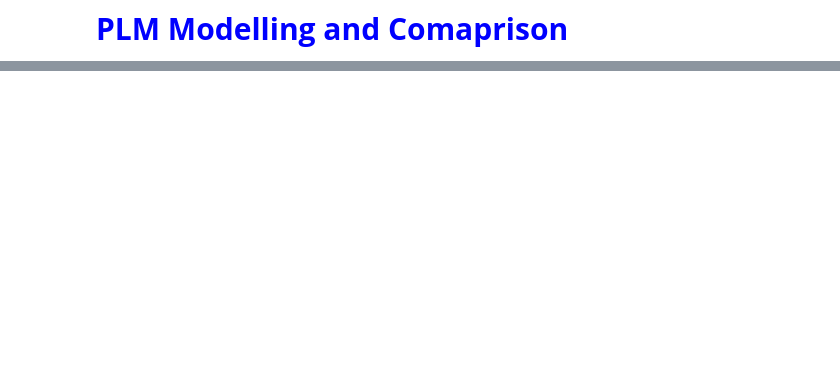
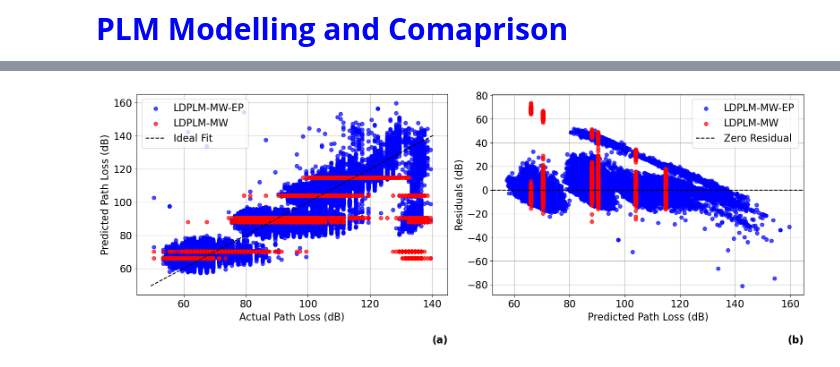
Before and after one commit to nahshonmokua/LoRaWAN-Indoor-Path-Loss-Modelling-with-MultiWall-Environment-Factors, a Jupyter notebook: LDPLM - BOTH.ipynb, the cells around one changed output, grey strips where cells are left out. Cells and saved outputs as stored; diff of their text form; code cells hidden in the pictures; blank space fills up the shorter version.

Commit message:
Updates of Modelling & Plots NB

```diff
--- a/LDPLM - BOTH.ipynb
+++ b/LDPLM - BOTH.ipynb
@@ -351,0 +352,85 @@ LDPLM - MW - EP: Mean:-0.0817 dB, Skewness: 1.7262 dB
+# %%
+# -------------------------------
+# Section 4: Plotting
+# -------------------------------
+
+# Step 15 & 16: Plot Actual vs Predicted Path Loss and Residual Analysis as Subplots
+fig, (ax1, ax2) = plt.subplots(1, 2, figsize=(16, 6))
+
+# Step 15: Plot Actual vs Predicted Path Loss on ax1
+# Plot LDPLM-MW-EP first in blue
+ax1.scatter(PL_test_ep, PL_pred_ep, alpha=0.7, label='LDPLM-MW-EP', color='blue', zorder=2)
+# Plot LDPLM-MW last in red to appear in foreground
+ax1.scatter(PL_test_mw, PL_pred_mw, alpha=0.7, label='LDPLM-MW', color='red', zorder=3)
+# Ideal Fit Line in black, highest zorder to appear on top
+ax1.plot(
+    [min(PL_mw.min(), PL_ep.min()), max(PL_mw.max(), PL_ep.max())],
+    [min(PL_mw.min(), PL_ep.min()), max(PL_mw.max(), PL_ep.max())],
+    'k--', label='Ideal Fit', zorder=4
+)
+ax1.set_xlabel('Actual Path Loss (dB)', fontsize=16)
+ax1.set_ylabel('Predicted Path Loss (dB)', fontsize=16)
+# ax1.set_title('Actual vs Predicted Path Loss Comparison')
+ax1.legend(fontsize=16)
+ax1.grid(True)
+ax1.tick_params(axis='both', which='major', labelsize=16)
+# Add itemize label to the subplot
+ax1.text(1, -0.2, '(a)', transform=ax1.transAxes, fontsize=16, fontweight='bold', va='top', ha='right')
+
+# Step 16: Residual Analysis - Residuals vs Predicted Path Loss on ax2
+residuals_mw = PL_test_mw - PL_pred_mw
+residuals_ep = PL_test_ep - PL_pred_ep
+
+# Plot LDPLM-MW-EP residuals first in blue
+ax2.scatter(PL_pred_ep, residuals_ep, alpha=0.7, label='LDPLM-MW-EP', color='blue', zorder=2)
+# Plot LDPLM-MW residuals last in red to appear in foreground
+ax2.scatter(PL_pred_mw, residuals_mw, alpha=0.7, label='LDPLM-MW', color='red', zorder=3)
+# Horizontal line at zero in black, highest zorder to appear on top
+ax2.axhline(0, color='k', linestyle='--', label='Zero Residual', zorder=4)
+ax2.set_xlabel('Predicted Path Loss (dB)', fontsize=16)
+ax2.set_ylabel('Residuals (dB)', fontsize=16)
+# ax2.set_title('Residuals vs Predicted Path Loss Comparison')
+ax2.legend(fontsize=16)
+ax2.grid(True)
+ax2.tick_params(axis='both', which='major', labelsize=16)
+# Add itemize label to the subplot
+ax2.text(1, -0.2, '(b)', transform=ax2.transAxes, fontsize=16, fontweight='bold', va='top', ha='right')
+
+# Adjust layout to prevent overlapping
+plt.tight_layout()
+# Save the combined figure
+plt.savefig('../all_data_files/Actual_vs_Predicted_and_Residuals.png', dpi=1000)
+plt.show()
+
+# Step 17: Residual Analysis - Histogram of Residuals
+plt.figure(figsize=(8, 4))
+# Plot histogram for LDPLM-MW
+plt.hist(residuals_mw, bins=100, alpha=0.5, label='LDPLM-MW', color='green', edgecolor='k')
+# Plot histogram for LDPLM-MW-EP
+plt.hist(residuals_ep, bins=100, alpha=0.5, label='LDPLM-MW-EP', color='red', edgecolor='k')
+plt.xlabel('Residuals (dB)', fontsize=14)
+plt.ylabel('Frequency', fontsize=14)
+# plt.title('Histogram of Residuals Comparison')
+plt.legend(fontsize=14)
+plt.grid(True)
+plt.xticks(fontsize=14)
+plt.yticks(fontsize=14)
+plt.savefig('../all_data_files/Histogram_of_Residuals.png', dpi=1000)
+plt.show()
+
+# Convert numpy arrays to pandas Series
+residuals_mw = pd.Series(residuals_mw)
+residuals_ep = pd.Series(residuals_ep)
+
+# Residual Distribution Values
+resid_mean_mw = round(residuals_mw.mean(), 4)
+resid_skew_mw = round(residuals_mw.skew(), 4)
+
+resid_mean_ep = round(residuals_ep.mean(), 4)
+resid_skew_ep = round(residuals_ep.skew(), 4)
+
+print(f'\nResidual Distribution Values:')
+print(f'\nLDPLM-MW: Mean:{resid_mean_mw} dB, Skewness: {resid_skew_mw} dB')
+print(f'LDPLM-MW-EP: Mean:{resid_mean_ep} dB, Skewness: {resid_skew_ep} dB')
+# %% [output]
+[figure, added]
```
Also changed, not shown: parts of 7 cells of this notebook.
